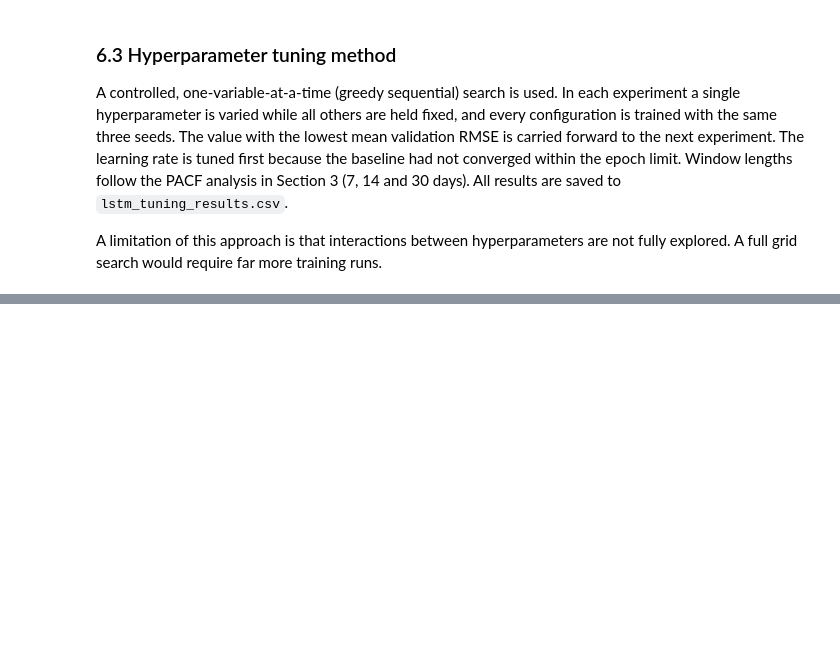
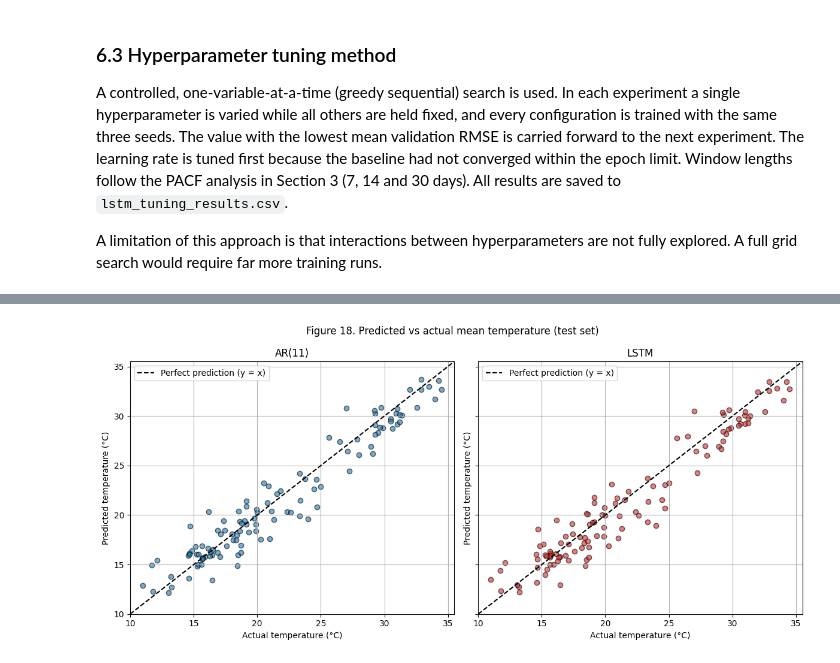
Before and after one commit to JoshuaOhYQ/Graded_Lab_3_Sequential_Data_Prediction, a Jupyter notebook: sequential-data-prediction.ipynb, the cells around one changed output, grey strips where cells are left out. Drawn from its saved outputs; the diff is of its cells as text; code cells hidden in the pictures; blank space fills up the shorter version.

```diff
--- a/sequential-data-prediction.ipynb
+++ b/sequential-data-prediction.ipynb
@@ -1283,0 +1588,18 @@ D: ('n_layers', 'dropout')=(2, 0.2)           RMSE 1.576 ± 0.002 °C | 282 epoc
+# %%
+# Predicted vs actual
+fig, axes = plt.subplots(1, 2, figsize=(12, 5.5), sharex=True, sharey=True)
+lims = [y_test.min() - 1, y_test.max() + 1]
+for ax, pred, name, color in [(axes[0], ar_test_pred, f'AR({BEST_P_ORIG})', 'tab:blue'),
+                              (axes[1], lstm_test_pred, 'LSTM', 'tab:red')]:
+    ax.scatter(y_test, pred, alpha=0.6, color=color, edgecolor='black')
+    ax.plot(lims, lims, 'k--', label='Perfect prediction (y = x)')
+    ax.set_xlim(lims); ax.set_ylim(lims)
+    ax.set_title(name)
+    ax.set_xlabel('Actual temperature (°C)')
+    ax.set_ylabel('Predicted temperature (°C)')
+    ax.legend()
+plt.suptitle('Figure 18. Predicted vs actual mean temperature (test set)')
+plt.tight_layout()
+plt.show()
+# %% [output]
+[figure, added]
```
Also changed, not shown: parts of 26 cells of this notebook.
